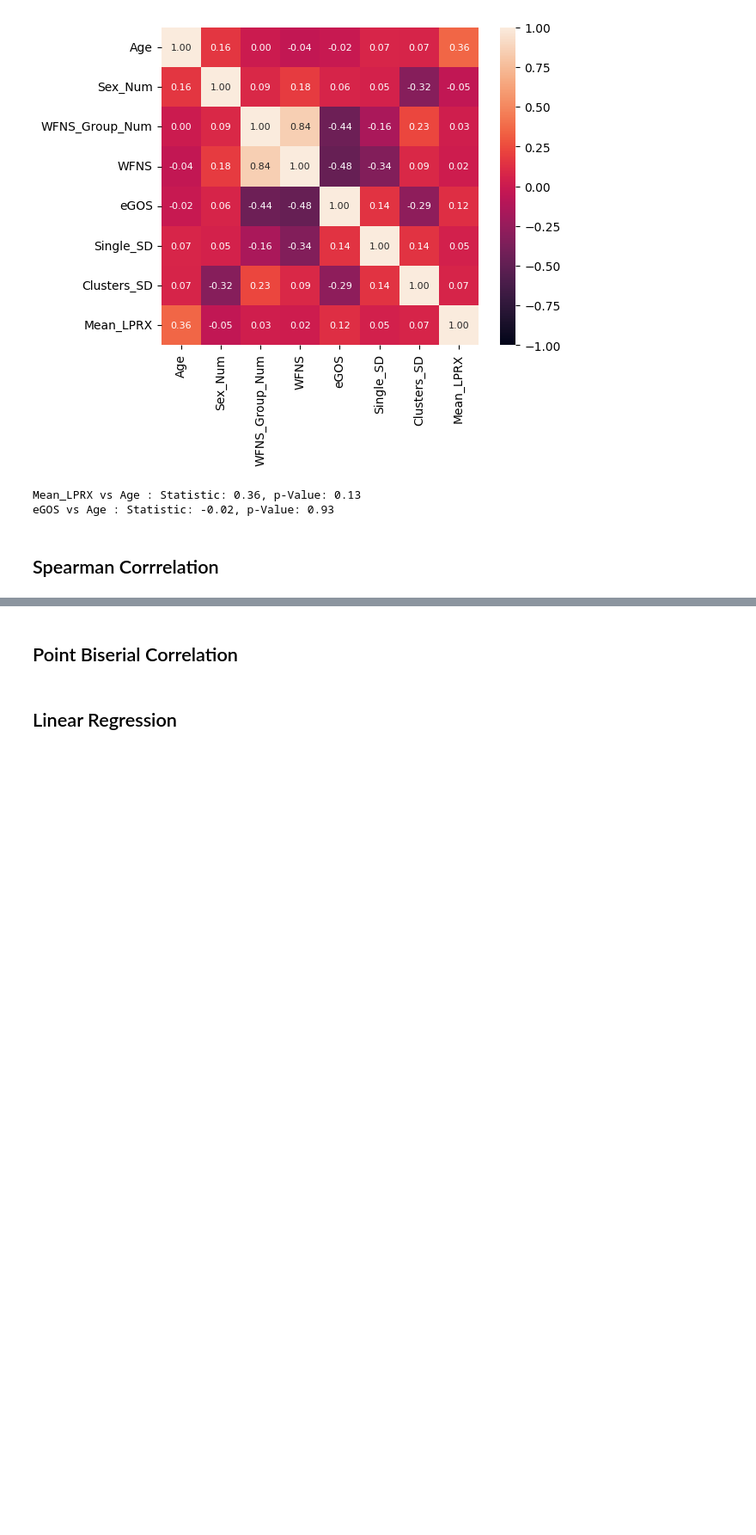
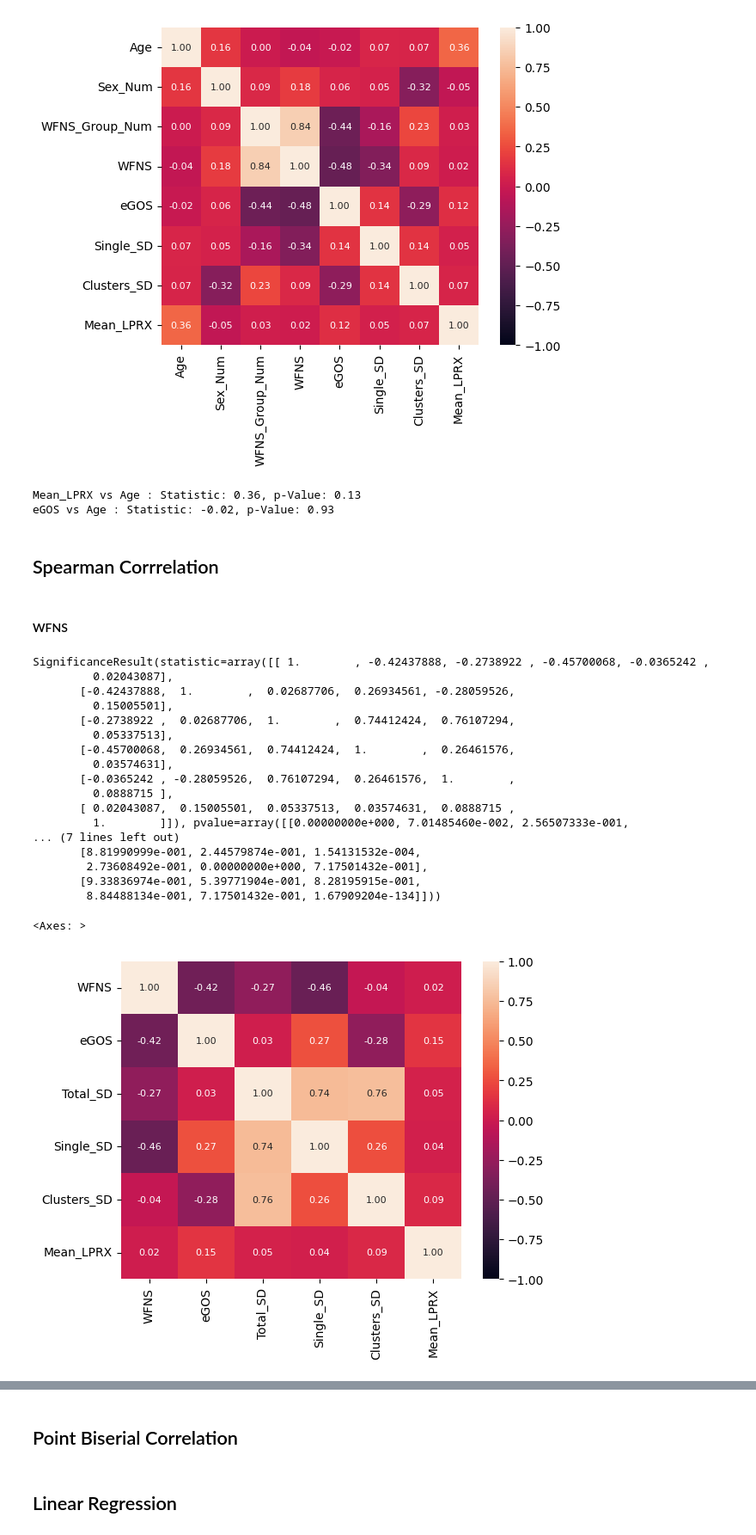
Before and after one commit to palolo02/ComputerVision, a Jupyter notebook: analysis.ipynb, the cells around one changed output, grey strips where cells are left out. Shown at 86% size. Cells and saved outputs as stored; diff of their text form; code cells hidden in the pictures; blank space fills up the shorter version.

Commit message:
Adding relevant correlations

```diff
--- a/analysis.ipynb
+++ b/analysis.ipynb
@@ -180,3 +198,33 @@ Mean_LPRX vs Age : Statistic: 0.36, p-Value: 0.13
 eGOS vs Age : Statistic: -0.02, p-Value: 0.93
 # %% [markdown]
 ## Spearman Corrrelation
+# %% [markdown]
+#### WFNS
+# %%
+from scipy.stats import spearmanr
+# Spearman correlation
+col_data  = data.loc[:,["WFNS","eGOS", "Total_SD", "Single_SD", "Clusters_SD", "Mean_LPRX"]]
+res = col_data.corr(method="spearman")
+#print(res.head())
+print(spearmanr(col_data))
+sbn.heatmap(res, vmin=-1,vmax=1, annot=True, fmt='.2f', annot_kws={'size': 8})
+# %% [output]
+SignificanceResult(statistic=array([[ 1.        , -0.42437888, -0.2738922 , -0.45700068, -0.0365242 ,
+         0.02043087],
+       [-0.42437888,  1.        ,  0.02687706,  0.26934561, -0.28059526,
+         0.15005501],
+       [-0.2738922 ,  0.02687706,  1.        ,  0.74412424,  0.76107294,
+         0.05337513],
+       [-0.45700068,  0.26934561,  0.74412424,  1.        ,  0.26461576,
+         0.03574631],
+       [-0.0365242 , -0.28059526,  0.76107294,  0.26461576,  1.        ,
+         0.0888715 ],
+       [ 0.02043087,  0.15005501,  0.05337513,  0.03574631,  0.0888715 ,
+         1.        ]]), pvalue=array([[0.00000000e+000, 7.01485460e-002, 2.56507333e-001,
+... (7 lines left out)
+       [8.81990999e-001, 2.44579874e-001, 1.54131532e-004,
+        2.73608492e-001, 0.00000000e+000, 7.17501432e-001],
+       [9.33836974e-001, 5.39771904e-001, 8.28195915e-001,
+        8.84488134e-001, 7.17501432e-001, 1.67909204e-134]]))
+<Axes: >
+[figure, added]
```
Also changed, not shown: parts of 26 cells of this notebook.
